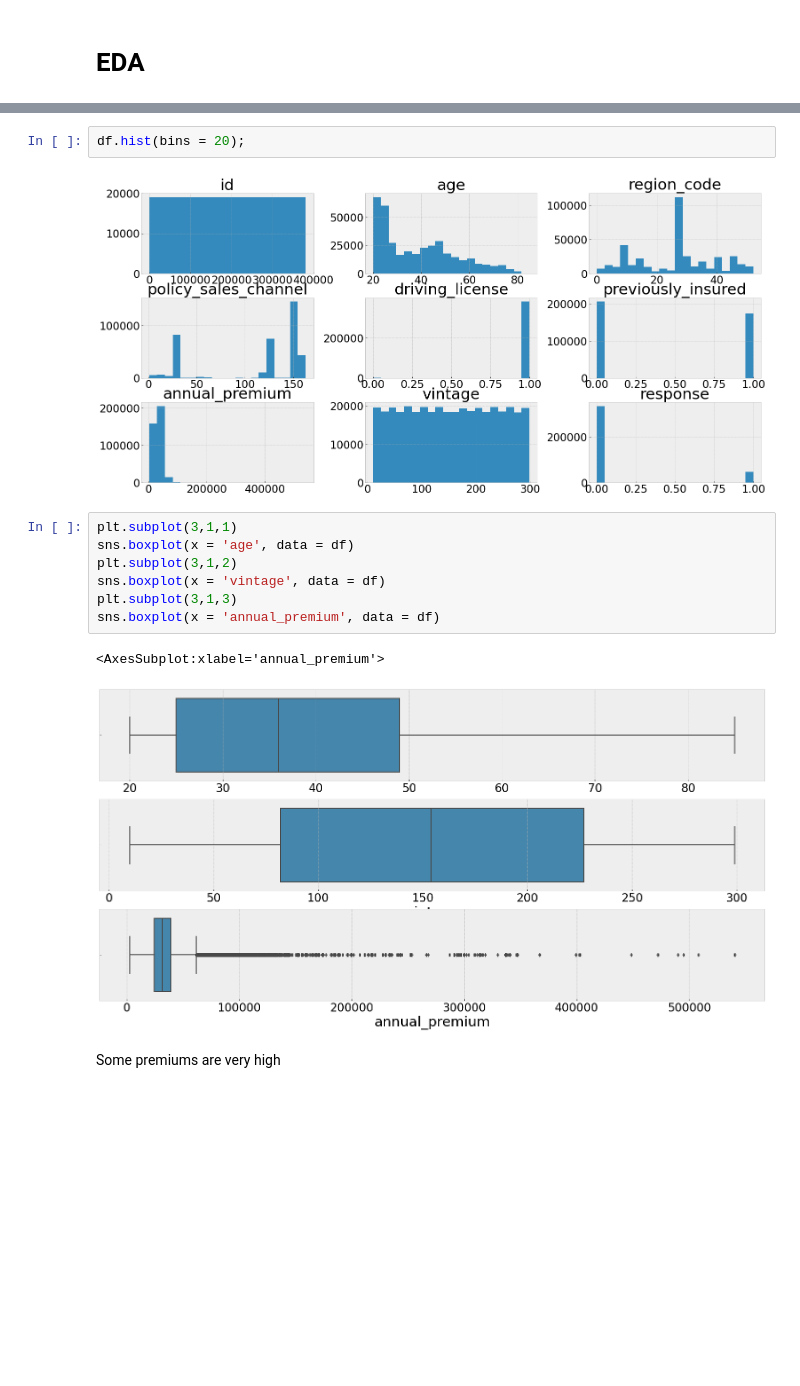
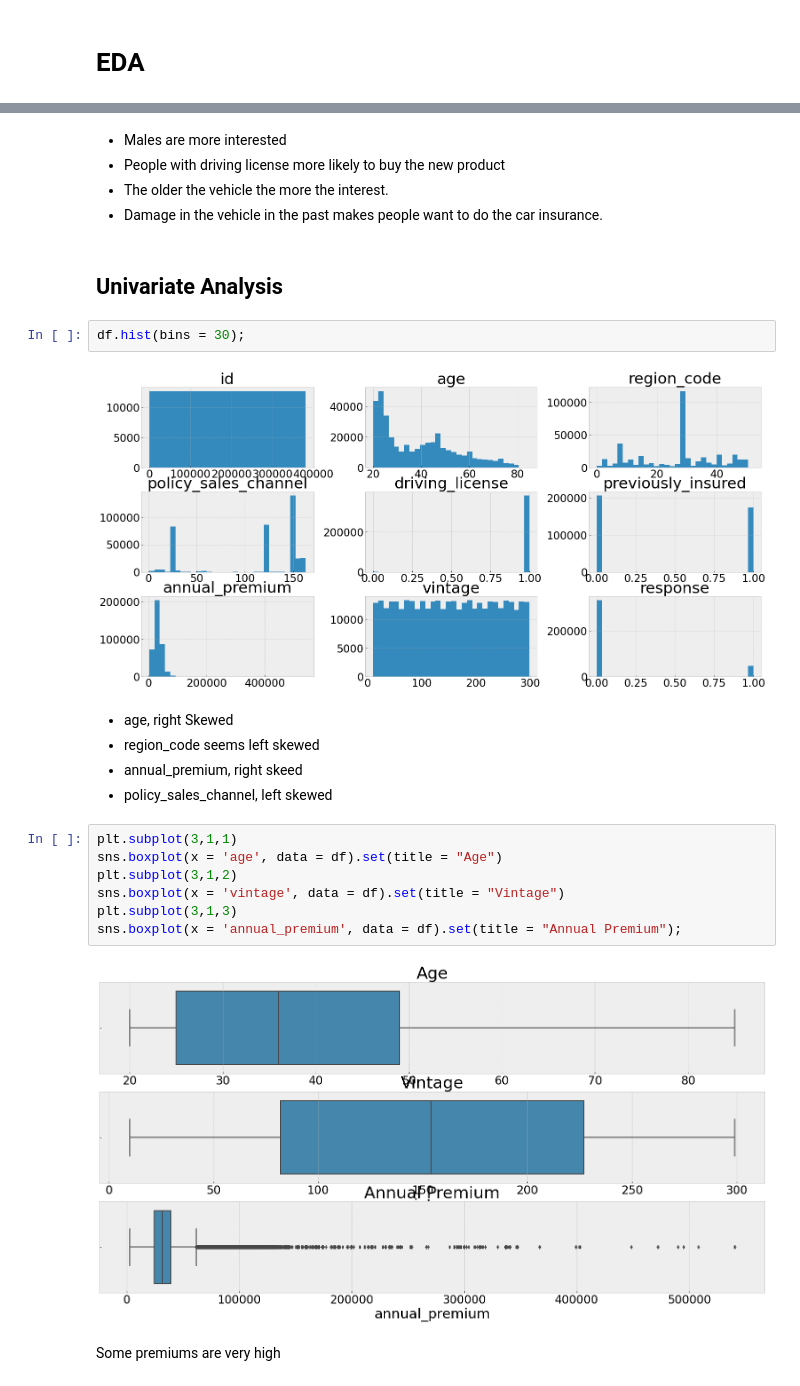
Before and after one commit to fusaa/insurance_cross_sell, a Jupyter notebook: notebook.ipynb, the cells around one changed output, grey strips where cells are left out. Saved outputs shown, nothing was run; the diff lists cells and outputs as text; blank space fills up the shorter version.

```diff
--- a/notebook.ipynb
+++ b/notebook.ipynb
@@ -138,17 +215,29 @@ df.head()
+# %% [markdown]
+- Males are more interested
+- People with driving license more likely to buy the new product
+- The older the vehicle the more the interest.
+- Damage in the vehicle in the past makes people want to do the car insurance.
+# %% [markdown]
+## Univariate Analysis
 # %%
-df.hist(bins = 20);
+df.hist(bins = 30);
 # %% [output]
-[figure, old version]
+[figure, new version]
+# %% [markdown]
+
+- age, right Skewed
+- region_code seems left skewed
+- annual_premium, right skeed
+- policy_sales_channel, left skewed
 # %%
 plt.subplot(3,1,1)
-sns.boxplot(x = 'age', data = df)
+sns.boxplot(x = 'age', data = df).set(title = "Age")
 plt.subplot(3,1,2)
-sns.boxplot(x = 'vintage', data = df)
+sns.boxplot(x = 'vintage', data = df).set(title = "Vintage")
 plt.subplot(3,1,3)
-sns.boxplot(x = 'annual_premium', data = df)
+sns.boxplot(x = 'annual_premium', data = df).set(title = "Annual Premium");
 # %% [output]
-<AxesSubplot:xlabel='annual_premium'>
-[figure, old version]
+[figure, new version]
 # %% [markdown]
 Some premiums are very high
 # %%
```
Also changed, not shown: parts of 108 cells of this notebook.
